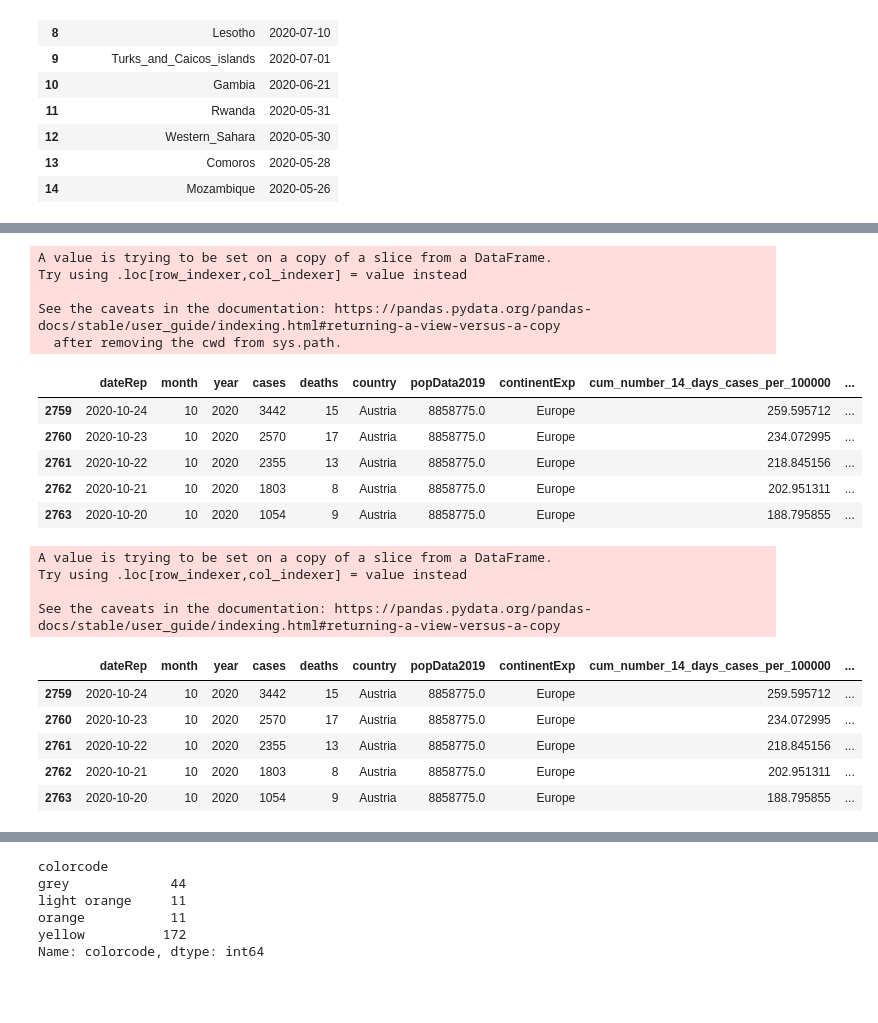
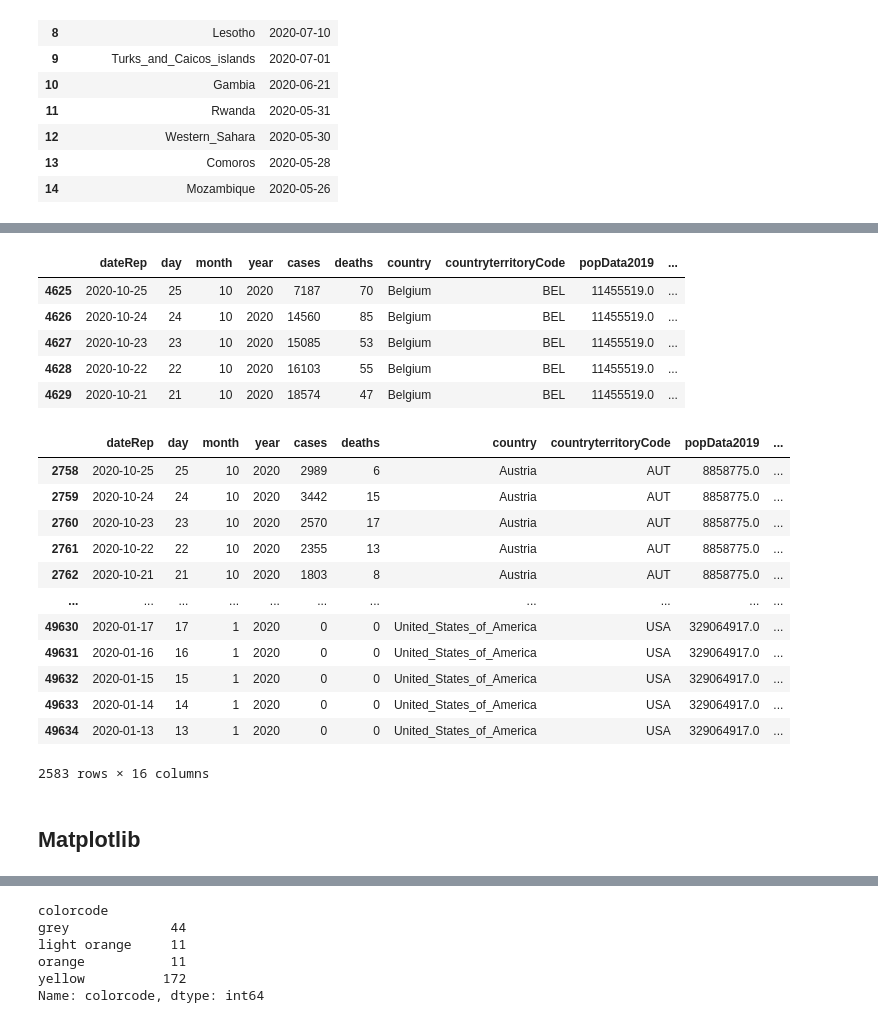
Before and after one commit to HOGENT-Databases/DB3-Workshops, a Jupyter notebook: notebooks/Pandas_Matplotlib_Case_Corona.ipynb, the cells around one changed output, grey strips where cells are left out. Cells and saved outputs as stored; diff of their text form; code cells hidden in the pictures; blank space fills up the shorter version.

```diff
--- a/notebooks/Pandas_Matplotlib_Case_Corona.ipynb
+++ b/notebooks/Pandas_Matplotlib_Case_Corona.ipynb
@@ -764,5 +787,5 @@ See the caveats in the documentation: https://pandas.pydata.org/pandas-docs/stab
 # %%
 # LEAD
-coviddata['cases_previous_day'] = coviddata.sort_values(by=['dateRep'], ascending=True).groupby(['country'])['cases'].shift(-1)
-coviddata.head()
+coviddata['cases_next_day'] = coviddata.sort_values(by=['dateRep'], ascending=True).groupby(['country'])['cases'].shift(-1)
+coviddata[coviddata['country']=='Belgium'].sort_values(by=['dateRep'], ascending=True).tail()
 # %% [output]
@@ -829,34 +843,38 @@ extra[extra['rank'] <= 5].sort_values(by=['country','rank'], ascending=True).hea
 # %%
 # Running Average
 # Calculate the average number of cases registered in the past week
 # In SQL: AVG(cases) OVER (ORDER BY dateRep ROWS BETWEEN 6 PRECEDING AND CURRENT ROW) as avg_number_cases_past_week
-extra['avg_number_cases_past_week'] = extra.sort_values(by=['dateRep'], ascending=True).groupby('country')['cases'].rolling(7, min_periods=1).mean().reset_index(drop=True, level=0)
-extra.head()
+extra['avg_number_cases_past_week'] = extra.sort_values(by=['dateRep'], ascending=True).groupby('country')['cases'].rolling(7).mean().reset_index(drop=True,level=0)
+# drop = True: drops index from result so new column fits into dataframe
+# level = 0: drops only level 0 from index, otherwise all levels are removed
+extra[extra['country'] == 'Belgium'].head()
 # %% [output]
-A value is trying to be set on a copy of a slice from a DataFrame.
-Try using .loc[row_indexer,col_indexer] = value instead
-
-See the caveats in the documentation: https://pandas.pydata.org/pandas-docs/stable/user_guide/indexing.html#returning-a-view-versus-a-copy
-  after removing the cwd from sys.path.
-|  | dateRep | month | year | cases | deaths | country | popData2019 | continentExp | cum_number_14_days_cases_per_100000 | ... |
-| 2759 | 2020-10-24 | 10 | 2020 | 3442 | 15 | Austria | 8858775.0 | Europe | 259.595712 | ... |
-| 2760 | 2020-10-23 | 10 | 2020 | 2570 | 17 | Austria | 8858775.0 | Europe | 234.072995 | ... |
-| 2761 | 2020-10-22 | 10 | 2020 | 2355 | 13 | Austria | 8858775.0 | Europe | 218.845156 | ... |
-| 2762 | 2020-10-21 | 10 | 2020 | 1803 | 8 | Austria | 8858775.0 | Europe | 202.951311 | ... |
-| 2763 | 2020-10-20 | 10 | 2020 | 1054 | 9 | Austria | 8858775.0 | Europe | 188.795855 | ... |
+|  | dateRep | day | month | year | cases | deaths | country | countryterritoryCode | popData2019 | ... |
+| 4625 | 2020-10-25 | 25 | 10 | 2020 | 7187 | 70 | Belgium | BEL | 11455519.0 | ... |
+| 4626 | 2020-10-24 | 24 | 10 | 2020 | 14560 | 85 | Belgium | BEL | 11455519.0 | ... |
+| 4627 | 2020-10-23 | 23 | 10 | 2020 | 15085 | 53 | Belgium | BEL | 11455519.0 | ... |
+| 4628 | 2020-10-22 | 22 | 10 | 2020 | 16103 | 55 | Belgium | BEL | 11455519.0 | ... |
+| 4629 | 2020-10-21 | 21 | 10 | 2020 | 18574 | 47 | Belgium | BEL | 11455519.0 | ... |
 # %%
-# Exercise: Calculate the average number of cases registered in the past week per 100000 inhabitants
+# Calculate the average number of cases registered in the past week per 100000 inhabitants
+extra['avg_number_cases_past_week_per_100000'] = extra['avg_number_cases_past_week']*100000/extra['popData2019']
+extra
 # %% [output]
+|  | dateRep | day | month | year | cases | deaths | country | countryterritoryCode | popData2019 | ... |
+| 2758 | 2020-10-25 | 25 | 10 | 2020 | 2989 | 6 | Austria | AUT | 8858775.0 | ... |
+| 2759 | 2020-10-24 | 24 | 10 | 2020 | 3442 | 15 | Austria | AUT | 8858775.0 | ... |
+| 2760 | 2020-10-23 | 23 | 10 | 2020 | 2570 | 17 | Austria | AUT | 8858775.0 | ... |
+| 2761 | 2020-10-22 | 22 | 10 | 2020 | 2355 | 13 | Austria | AUT | 8858775.0 | ... |
+| 2762 | 2020-10-21 | 21 | 10 | 2020 | 1803 | 8 | Austria | AUT | 8858775.0 | ... |
+| ... | ... | ... | ... | ... | ... | ... | ... | ... | ... | ... |
+| 49630 | 2020-01-17 | 17 | 1 | 2020 | 0 | 0 | United_States_of_America | USA | 329064917.0 | ... |
+| 49631 | 2020-01-16 | 16 | 1 | 2020 | 0 | 0 | United_States_of_America | USA | 329064917.0 | ... |
+| 49632 | 2020-01-15 | 15 | 1 | 2020 | 0 | 0 | United_States_of_America | USA | 329064917.0 | ... |
+| 49633 | 2020-01-14 | 14 | 1 | 2020 | 0 | 0 | United_States_of_America | USA | 329064917.0 | ... |
+| 49634 | 2020-01-13 | 13 | 1 | 2020 | 0 | 0 | United_States_of_America | USA | 329064917.0 | ... |
-A value is trying to be set on a copy of a slice from a DataFrame.
-Try using .loc[row_indexer,col_indexer] = value instead
-
-See the caveats in the documentation: https://pandas.pydata.org/pandas-docs/stable/user_guide/indexing.html#returning-a-view-versus-a-copy
+2583 rows × 16 columns
-|  | dateRep | month | year | cases | deaths | country | popData2019 | continentExp | cum_number_14_days_cases_per_100000 | ... |
-| 2759 | 2020-10-24 | 10 | 2020 | 3442 | 15 | Austria | 8858775.0 | Europe | 259.595712 | ... |
-| 2760 | 2020-10-23 | 10 | 2020 | 2570 | 17 | Austria | 8858775.0 | Europe | 234.072995 | ... |
-| 2761 | 2020-10-22 | 10 | 2020 | 2355 | 13 | Austria | 8858775.0 | Europe | 218.845156 | ... |
-| 2762 | 2020-10-21 | 10 | 2020 | 1803 | 8 | Austria | 8858775.0 | Europe | 202.951311 | ... |
-| 2763 | 2020-10-20 | 10 | 2020 | 1054 | 9 | Austria | 8858775.0 | Europe | 188.795855 | ... |
+# %% [markdown]
+## Matplotlib
 # %%
 import matplotlib.pyplot as plt
 %matplotlib inline
```
Also changed, not shown: parts of 42 cells of this notebook.
